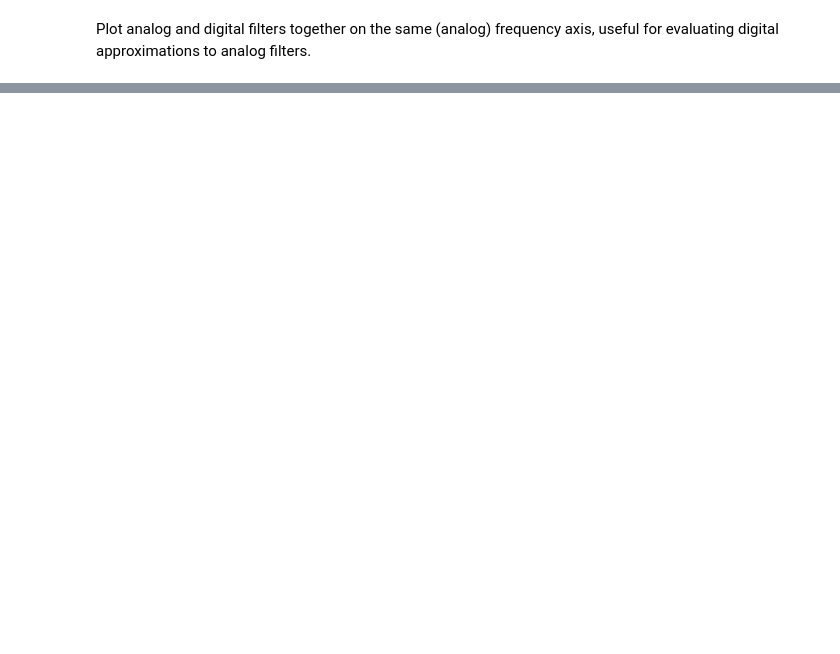
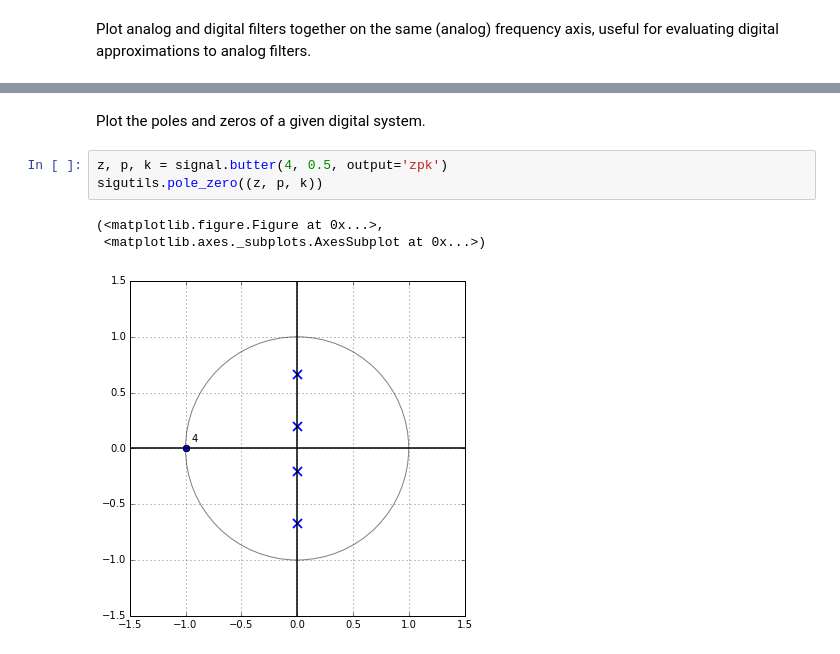
Before and after one commit to ryanpdwyer/sigutils, a Jupyter notebook: examples/Sigutils Example.ipynb, the cells around one changed output, grey strips where cells are left out. Saved outputs shown, nothing was run; the diff lists cells and outputs as text; blank space fills up the shorter version.

```diff
--- a/examples/Sigutils Example.ipynb
+++ b/examples/Sigutils Example.ipynb
@@ -55,0 +54,9 @@ ValueError: Digital system ((array([-1.00000011, -0.99999989]), array([ 0.584130
+# %% [markdown]
+Plot the poles and zeros of a given digital system.
+# %%
+z, p, k = signal.butter(4, 0.5, output='zpk')
+sigutils.pole_zero((z, p, k))
+# %% [output]
+(<matplotlib.figure.Figure at 0x...>,
+ <matplotlib.axes._subplots.AxesSubplot at 0x...>)
+[figure, added]
```
Also changed, not shown: parts of 9 cells of this notebook, 4 other files.
